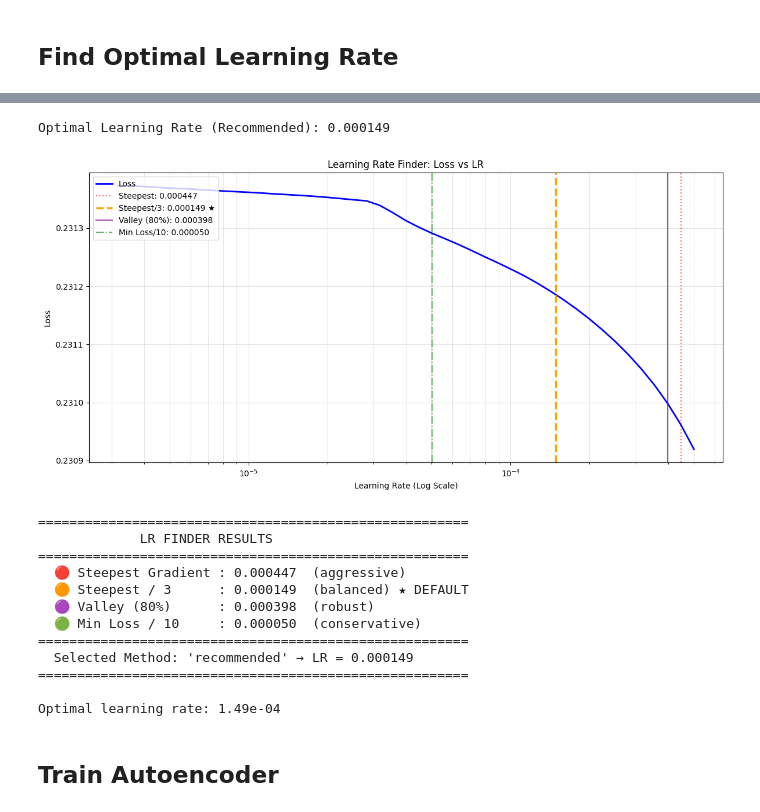
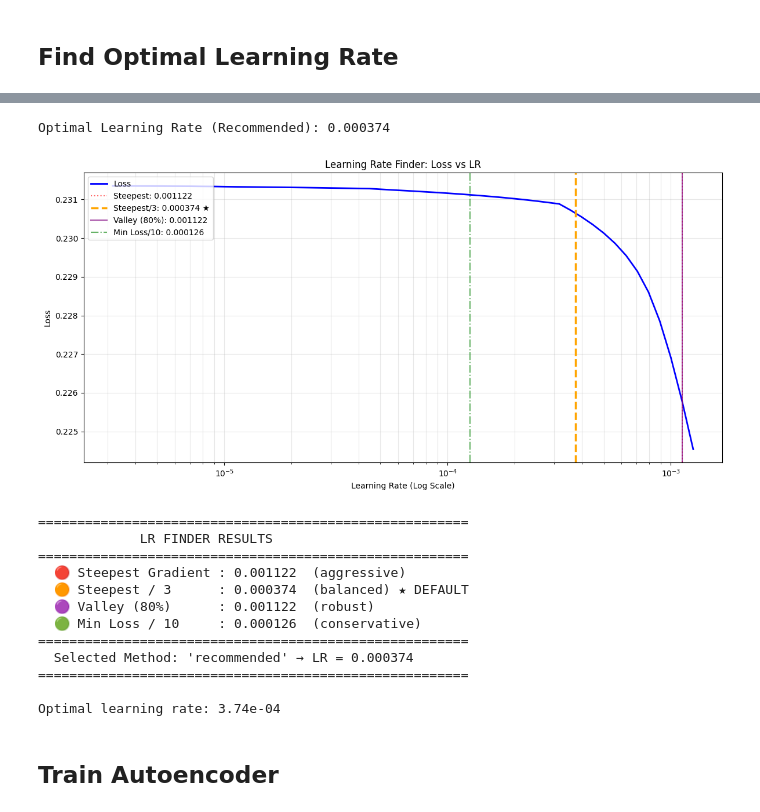
Before and after one commit to cataluna84/Generative_Deep_Learning, a Jupyter notebook: v1/notebooks/03_01_autoencoder_train.ipynb, the cells around one changed output, grey strips where cells are left out. Drawn from its saved outputs; the diff is of its cells as text; code cells hidden in the pictures.

```diff
--- a/v1/notebooks/03_01_autoencoder_train.ipynb
+++ b/v1/notebooks/03_01_autoencoder_train.ipynb
@@ -199,0 +182,29 @@ else:
+# %%
+# ═══════════════════════════════════════════════════════════════════════════════
+# OPTIMIZE BATCH SIZE
+# Use binary search to find the maximum batch size that fits in GPU memory
+# ═══════════════════════════════════════════════════════════════════════════════
+
+if MODE == 'build':  # Only optimize if building new model
+    print("\nFinding optimal batch size...")
+    BATCH_SIZE = find_optimal_batch_size(AE.model, INPUT_DIM)
+    EPOCHS = calculate_adjusted_epochs(REFERENCE_EPOCHS, REFERENCE_BATCH_SIZE, BATCH_SIZE)
+
+    # Ensure minimum epochs
+    EPOCHS = max(EPOCHS, 150)
+
+    # Update W&B config
+    if wandb.run is not None:
+        wandb.config.update({
+            "batch_size": BATCH_SIZE,
+            "epochs": EPOCHS
+        }, allow_val_change=True)
+
+
+    # Print final configuration
+    print_training_config(
+        BATCH_SIZE, EPOCHS,
+        reference_batch=REFERENCE_BATCH_SIZE,
+        reference_epochs=REFERENCE_EPOCHS,
+        vram_gb=GPU_VRAM_GB
+    )
@@ -265,7 +313,7 @@ lr_finder = LRFinder(min_lr=1e-6, max_lr=1e-1, steps=100)
 lr_model.fit(
     x_train, x_train,
     batch_size=BATCH_SIZE,
-    epochs=2,
+    epochs=4,
     callbacks=[lr_finder],
     verbose=0
 )
@@ -294,17 +338,17 @@ I0000 00:00:1767462748.884255   11866 device_compiler.h:196] Compiled cluster us
-Optimal Learning Rate (Recommended): 0.000149
+Optimal Learning Rate (Recommended): 0.000374
-[figure, old version]
+[figure, new version]
 =======================================================
              LR FINDER RESULTS
 =======================================================
-  🔴 Steepest Gradient : 0.000447  (aggressive)
-  🟠 Steepest / 3      : 0.000149  (balanced) ★ DEFAULT
-  🟣 Valley (80%)      : 0.000398  (robust)
-  🟢 Min Loss / 10     : 0.000050  (conservative)
+  🔴 Steepest Gradient : 0.001122  (aggressive)
+  🟠 Steepest / 3      : 0.000374  (balanced) ★ DEFAULT
+  🟣 Valley (80%)      : 0.001122  (robust)
+  🟢 Min Loss / 10     : 0.000126  (conservative)
 =======================================================
-  Selected Method: 'recommended' → LR = 0.000149
+  Selected Method: 'recommended' → LR = 0.000374
 =======================================================
 
-Optimal learning rate: 1.49e-04
+Optimal learning rate: 3.74e-04
 # %% [markdown]
 ## Train Autoencoder
 # %%
```
Also changed, not shown: parts of 16 cells of this notebook, 8 other files.
